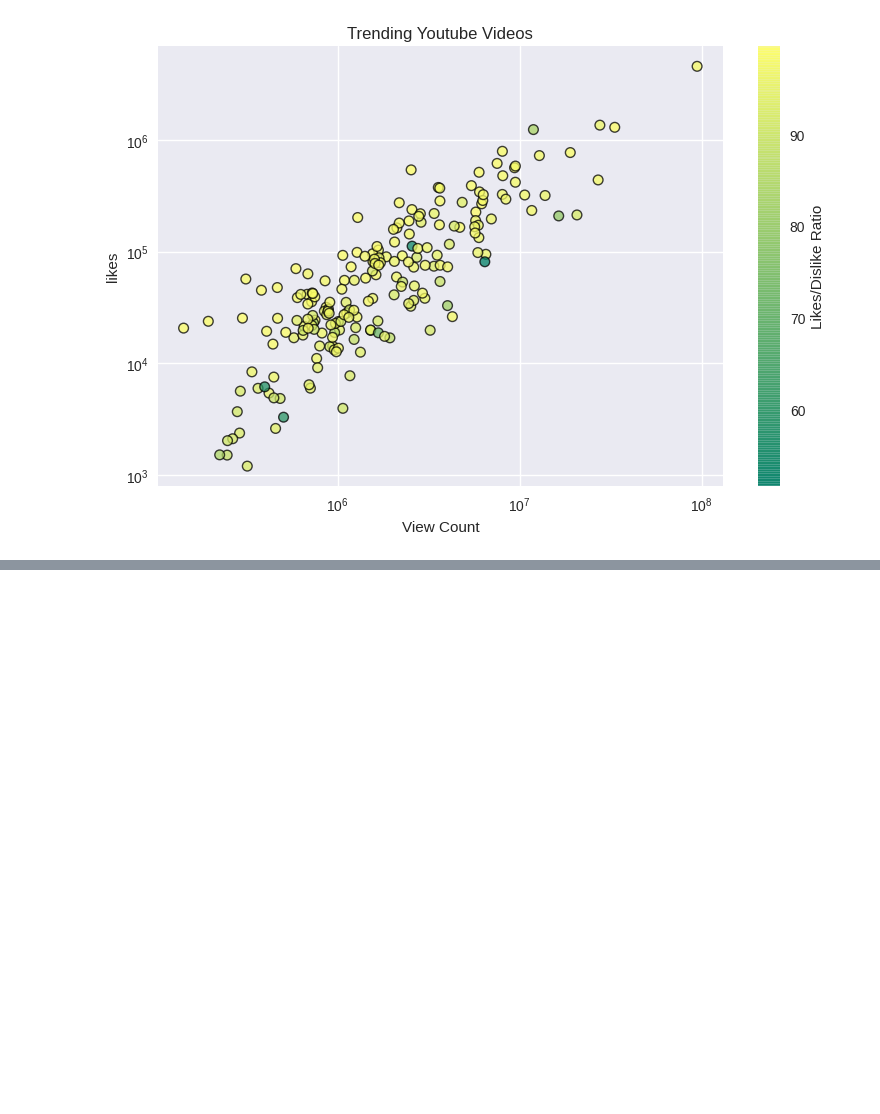
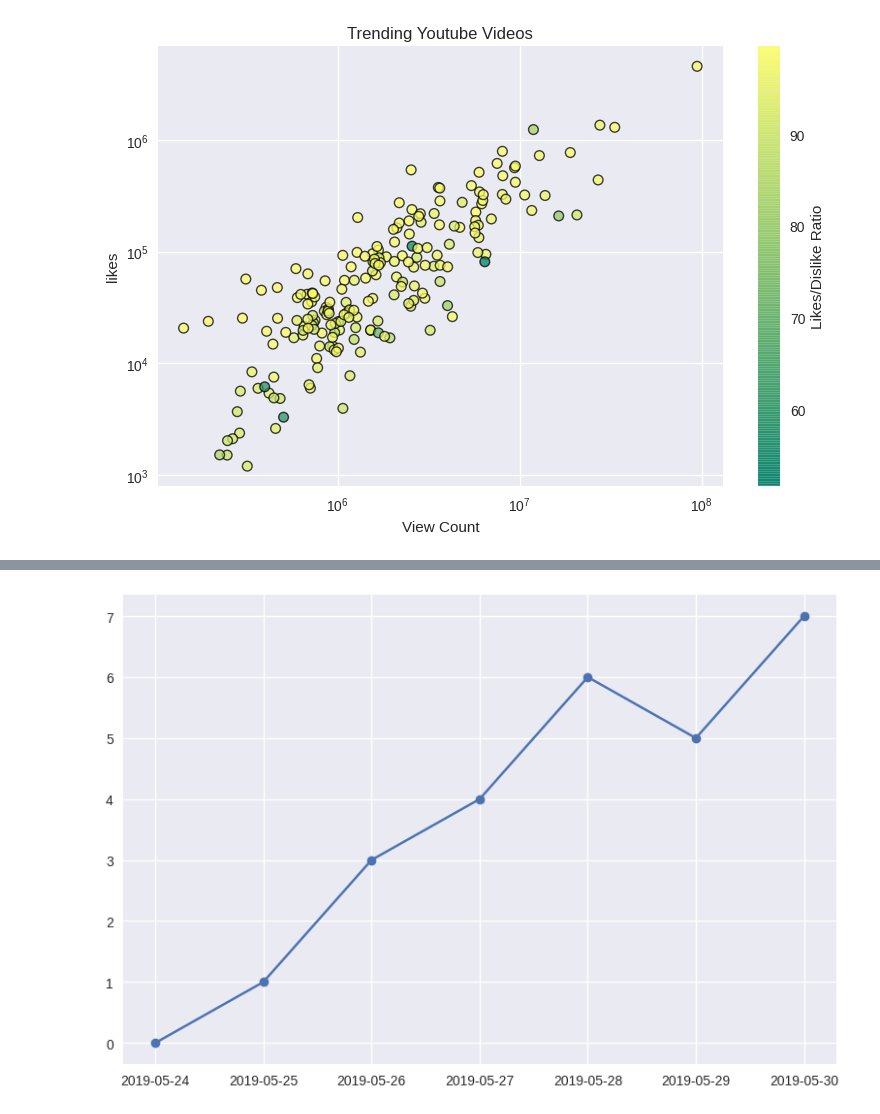
Before and after one commit to monisakhtar/ML, a Jupyter notebook: Matplotlib.ipynb, the cells around one changed output, grey strips where cells are left out. Saved outputs shown, nothing was run; the diff lists cells and outputs as text; code cells hidden in the pictures; blank space fills up the shorter version.

```diff
--- a/Matplotlib.ipynb
+++ b/Matplotlib.ipynb
@@ -623,0 +661,6 @@ plt.show()
+# %%
+plt.plot_date(dates, y, linestyle = 'solid')
+plt.tight_layout()
+plt.show()
+# %% [output]
+[figure, added]
```
Also changed, not shown: parts of 9 cells of this notebook.
